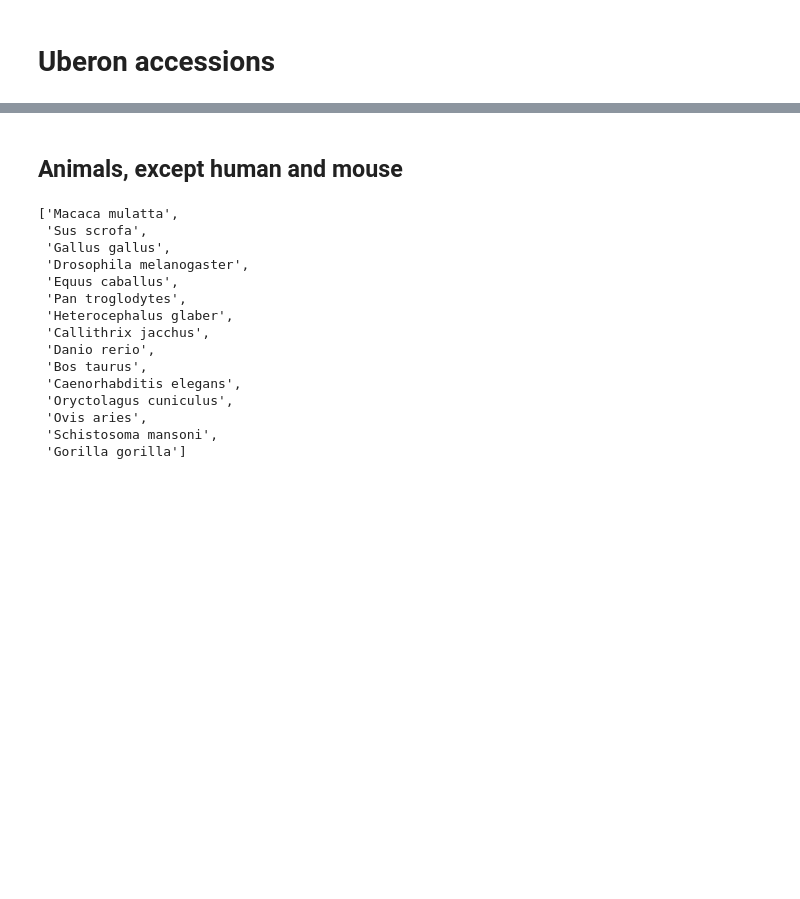
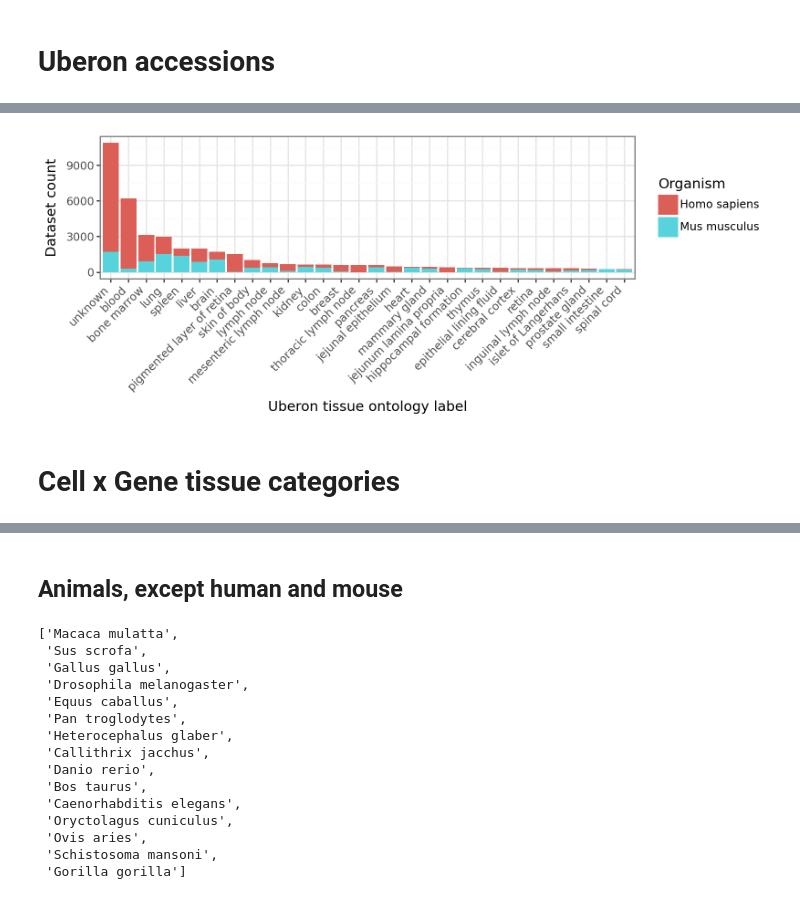
Before and after one commit to ArcInstitute/scBaseCount_analysis, a Jupyter notebook: notebooks/tissues/tissue_summary.ipynb, the cells around one changed output, grey strips where cells are left out. Cells and saved outputs as stored; diff of their text form; code cells hidden in the pictures; blank space fills up the shorter version.

```diff
--- a/notebooks/tissues/tissue_summary.ipynb
+++ b/notebooks/tissues/tissue_summary.ipynb
@@ -209,3 +258,37 @@ p
+# %%
+# plot histogram of top 30 tissue ontology term ids
+## filter to top 30 categories
+top30 = df_srx_meta_exp_cnt.head(30)["tissue_ontology_term_id"].to_list()
+df = df_srx_meta_exp[df_srx_meta_exp["tissue_ontology_term_id"].isin(top30)].copy()
+df["tissue_ontology_term_id"] = df["tissue_ontology_term_id"].to_list()
+
+# filter to human and mouse
+df = df[df["organism"].isin(["Homo sapiens", "Mus musculus"])]
+
+# add tissue ontology term label
+df["tissue_ontology_term_label"] = df["tissue_ontology_term_id"].map(id_label_map)
+
+## order category by count
+df["tissue_ontology_term_label"] = pd.Categorical(
+    df["tissue_ontology_term_label"],
+    categories=df["tissue_ontology_term_label"].value_counts().index
+)
+
+# plot
+p = (
+    pn.ggplot(df, pn.aes(x="tissue_ontology_term_label", fill="organism")) +
+    pn.geom_bar() +
+    pn.labs(x="Uberon tissue ontology label", y="Dataset count", fill="Organism") +
+    pn.theme(
+        axis_text_x=pn.element_text(angle=45, hjust=1),
+        figure_size=(8, 3.2)
+    )
+)
+p
+# %% [output]
+[figure, added]
+# %% [markdown]
+# Cell x Gene tissue categories
 # %%
 # plot histogram of tissue categories
 ## filter to top 30 categories
```
Also changed, not shown: parts of 19 cells of this notebook, 11 other files.
